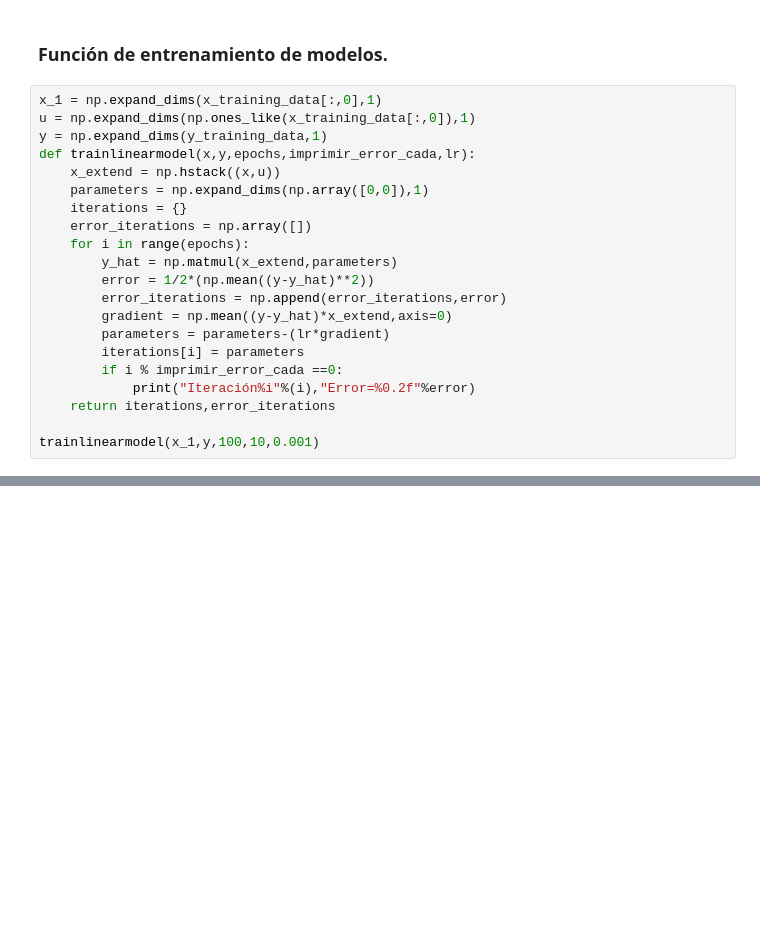
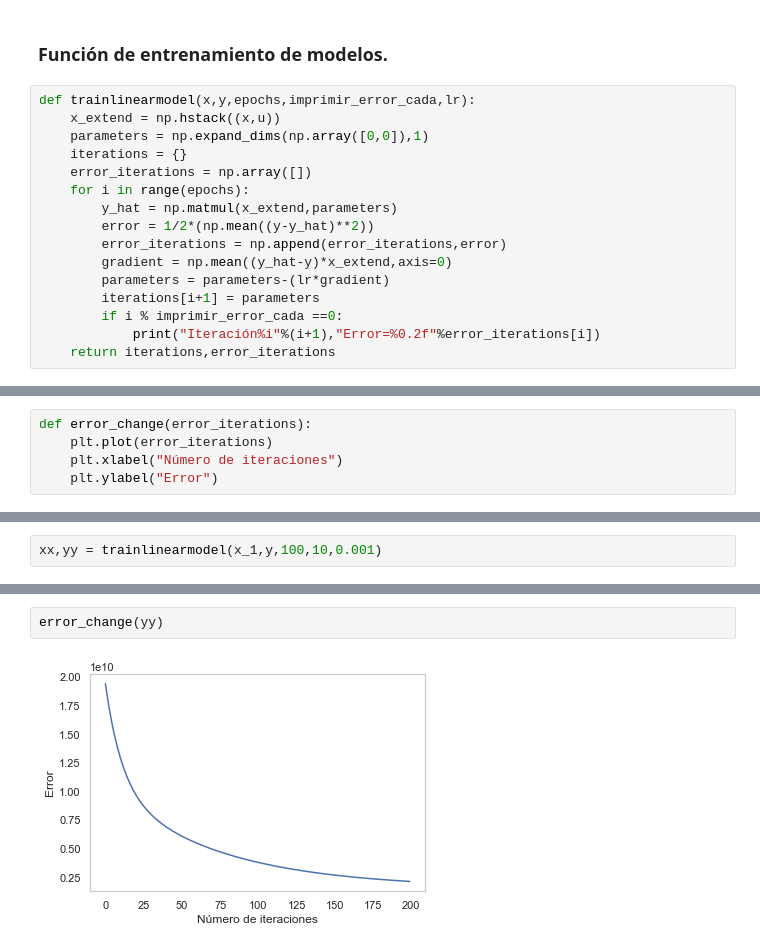
Before and after one commit to hugovi8/Proyecto_final, a Jupyter notebook: Proyecto_final.ipynb, the cells around one changed output, grey strips where cells are left out. Drawn from its saved outputs; the diff is of its cells as text; blank space fills up the shorter version.

Commit message:
terminado el modelo por iteracion

```diff
--- a/Proyecto_final.ipynb
+++ b/Proyecto_final.ipynb
@@ -83,9 +83,6 @@ Las dos variables independientes $x_1$ y $x_2$, son las que tienen una correlaci
 # %% [markdown]
 ### Función de entrenamiento de modelos.
 # %%
-x_1 = np.expand_dims(x_training_data[:,0],1)
-u = np.expand_dims(np.ones_like(x_training_data[:,0]),1)
-y = np.expand_dims(y_training_data,1)
 def trainlinearmodel(x,y,epochs,imprimir_error_cada,lr):
     x_extend = np.hstack((x,u))
     parameters = np.expand_dims(np.array([0,0]),1)
@@ -95,11 +92,9 @@ def trainlinearmodel(x,y,epochs,imprimir_error_cada,lr):
         y_hat = np.matmul(x_extend,parameters)
         error = 1/2*(np.mean((y-y_hat)**2))
         error_iterations = np.append(error_iterations,error)
-        gradient = np.mean((y-y_hat)*x_extend,axis=0)
+        gradient = np.mean((y_hat-y)*x_extend,axis=0)
         parameters = parameters-(lr*gradient)
-        iterations[i] = parameters
+        iterations[i+1] = parameters
         if i % imprimir_error_cada ==0:
-            print("Iteración%i"%(i),"Error=%0.2f"%error)
+            print("Iteración%i"%(i+1),"Error=%0.2f"%error_iterations[i])
     return iterations,error_iterations
-
-trainlinearmodel(x_1,y,100,10,0.001)
@@ -133,0 +103,5 @@ Iteración90 Error=25910291317226.80
+# %%
+def error_change(error_iterations):
+    plt.plot(error_iterations)
+    plt.xlabel("Número de iteraciones")
+    plt.ylabel("Error")
@@ -133,0 +125,2 @@ Iteración90 Error=25910291317226.80
+# %%
+xx,yy = trainlinearmodel(x_1,y,100,10,0.001)
@@ -133,0 +138,4 @@ Iteración90 Error=25910291317226.80
+# %%
+error_change(yy)
+# %% [output]
+[figure, added]
```
Also changed, not shown: parts of 13 cells of this notebook.
